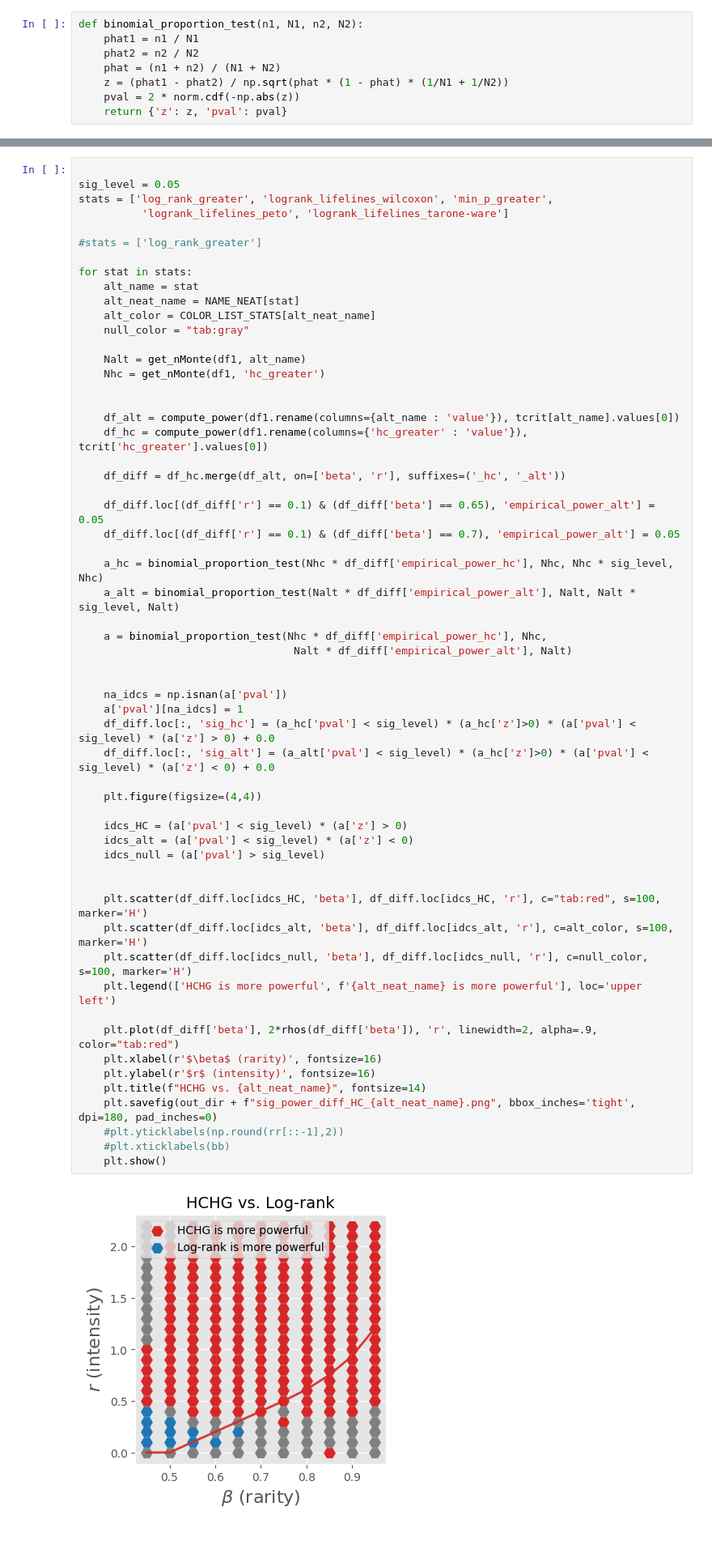
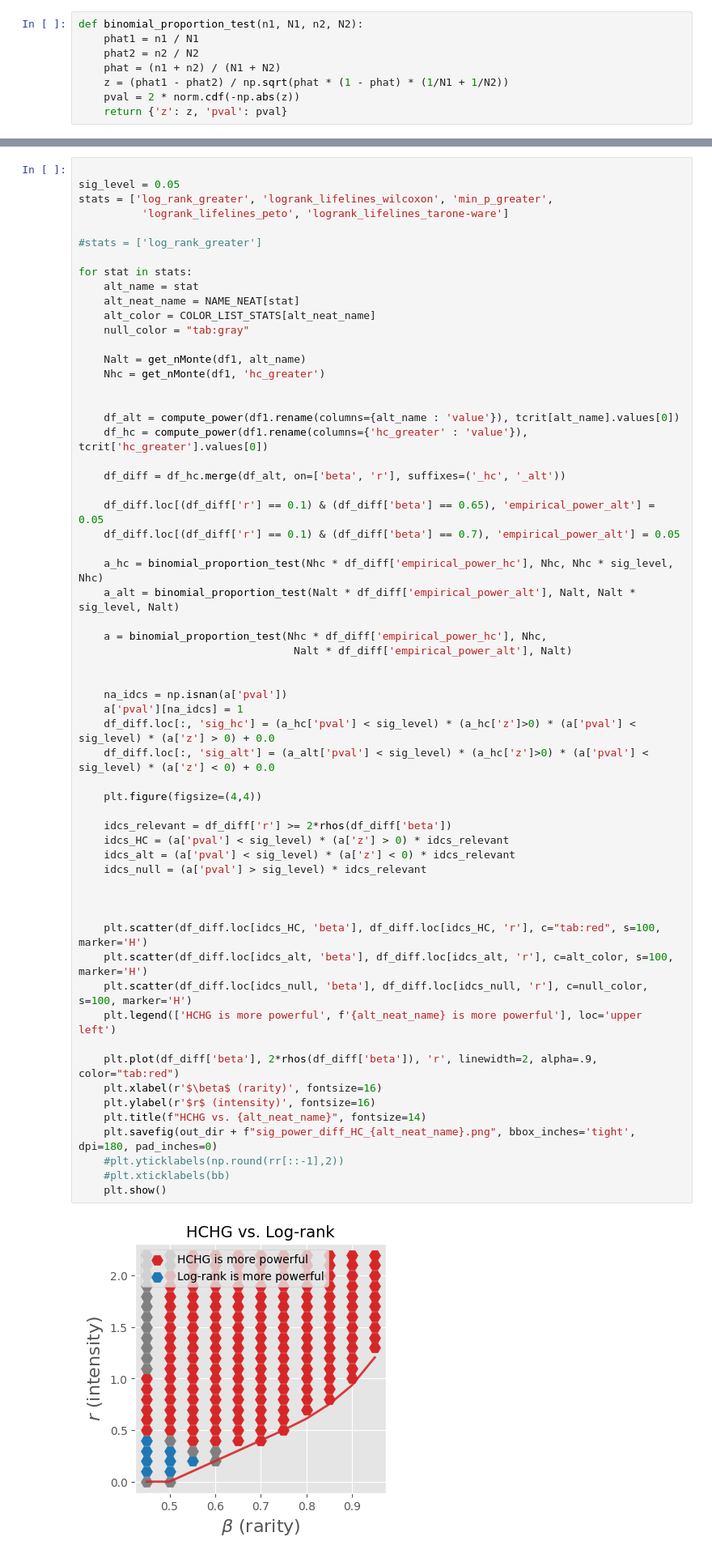
Before and after one commit to alonkipnis/HCHG, a Jupyter notebook: illustrate_phase_diagram.ipynb, the cells around one changed output, grey strips where cells are left out. Shown at 81% size. Cells and saved outputs as stored; diff of their text form.

```diff
--- a/illustrate_phase_diagram.ipynb
+++ b/illustrate_phase_diagram.ipynb
@@ -444,34 +395,36 @@ for stat in stats:
     a_hc = binomial_proportion_test(Nhc * df_diff['empirical_power_hc'], Nhc, Nhc * sig_level, Nhc)
     a_alt = binomial_proportion_test(Nalt * df_diff['empirical_power_alt'], Nalt, Nalt * sig_level, Nalt)
 
     a = binomial_proportion_test(Nhc * df_diff['empirical_power_hc'], Nhc,
                                   Nalt * df_diff['empirical_power_alt'], Nalt)
 
 
     na_idcs = np.isnan(a['pval'])
     a['pval'][na_idcs] = 1
     df_diff.loc[:, 'sig_hc'] = (a_hc['pval'] < sig_level) * (a_hc['z']>0) * (a['pval'] < sig_level) * (a['z'] > 0) + 0.0
     df_diff.loc[:, 'sig_alt'] = (a_alt['pval'] < sig_level) * (a_hc['z']>0) * (a['pval'] < sig_level) * (a['z'] < 0) + 0.0
 
     plt.figure(figsize=(4,4))
 
-    idcs_HC = (a['pval'] < sig_level) * (a['z'] > 0)
-    idcs_alt = (a['pval'] < sig_level) * (a['z'] < 0)
-    idcs_null = (a['pval'] > sig_level)
+    idcs_relevant = df_diff['r'] >= 2*rhos(df_diff['beta'])
+    idcs_HC = (a['pval'] < sig_level) * (a['z'] > 0) * idcs_relevant
+    idcs_alt = (a['pval'] < sig_level) * (a['z'] < 0) * idcs_relevant
+    idcs_null = (a['pval'] > sig_level) * idcs_relevant
+
 
 
     plt.scatter(df_diff.loc[idcs_HC, 'beta'], df_diff.loc[idcs_HC, 'r'], c="tab:red", s=100, marker='H')
     plt.scatter(df_diff.loc[idcs_alt, 'beta'], df_diff.loc[idcs_alt, 'r'], c=alt_color, s=100, marker='H')
     plt.scatter(df_diff.loc[idcs_null, 'beta'], df_diff.loc[idcs_null, 'r'], c=null_color, s=100, marker='H')
     plt.legend(['HCHG is more powerful', f'{alt_neat_name} is more powerful'], loc='upper left')
 
     plt.plot(df_diff['beta'], 2*rhos(df_diff['beta']), 'r', linewidth=2, alpha=.9, color="tab:red")
     plt.xlabel(r'$\beta$ (rarity)', fontsize=16)
     plt.ylabel(r'$r$ (intensity)', fontsize=16)
     plt.title(f"HCHG vs. {alt_neat_name}", fontsize=14)
     plt.savefig(out_dir + f"sig_power_diff_HC_{alt_neat_name}.png", bbox_inches='tight', dpi=180, pad_inches=0)
     #plt.yticklabels(np.round(rr[::-1],2))
     #plt.xticklabels(bb)
     plt.show()
 # %% [output]
-[figure, old version]
+[figure, new version]
```
Also changed, not shown: parts of 10 cells of this notebook, 21 other files.
